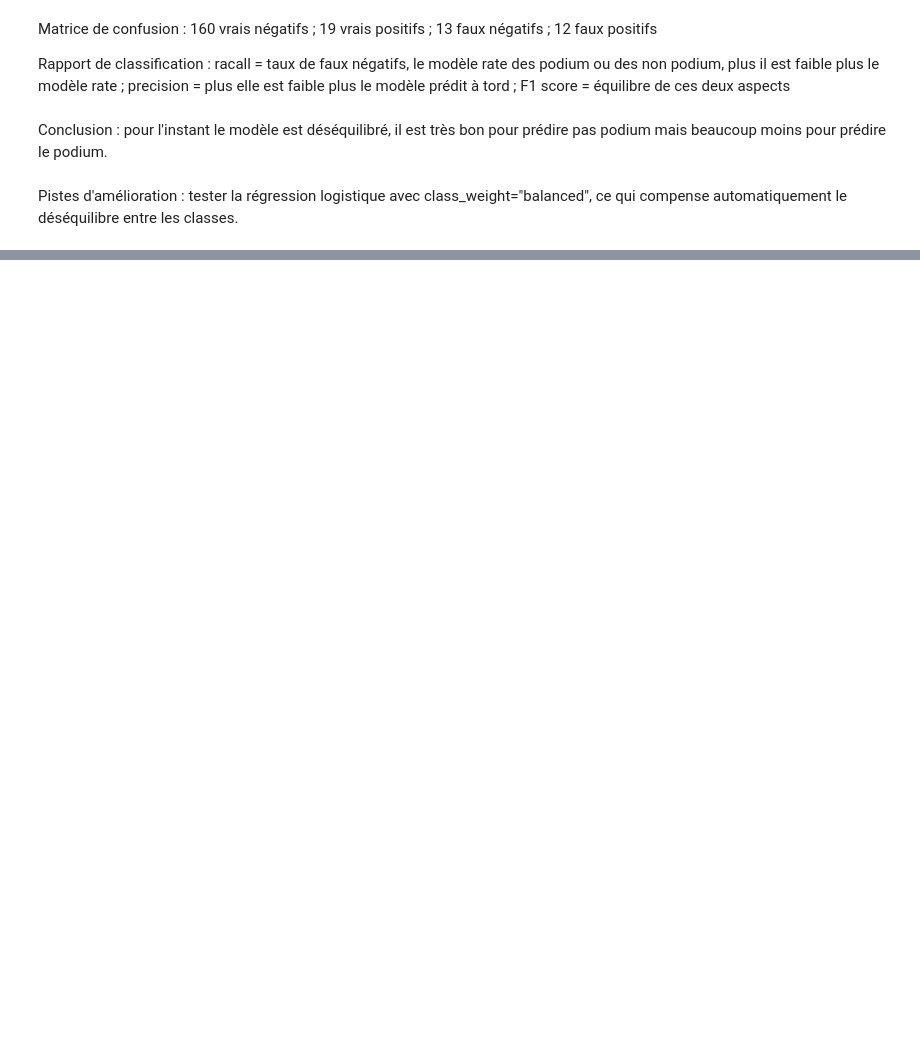
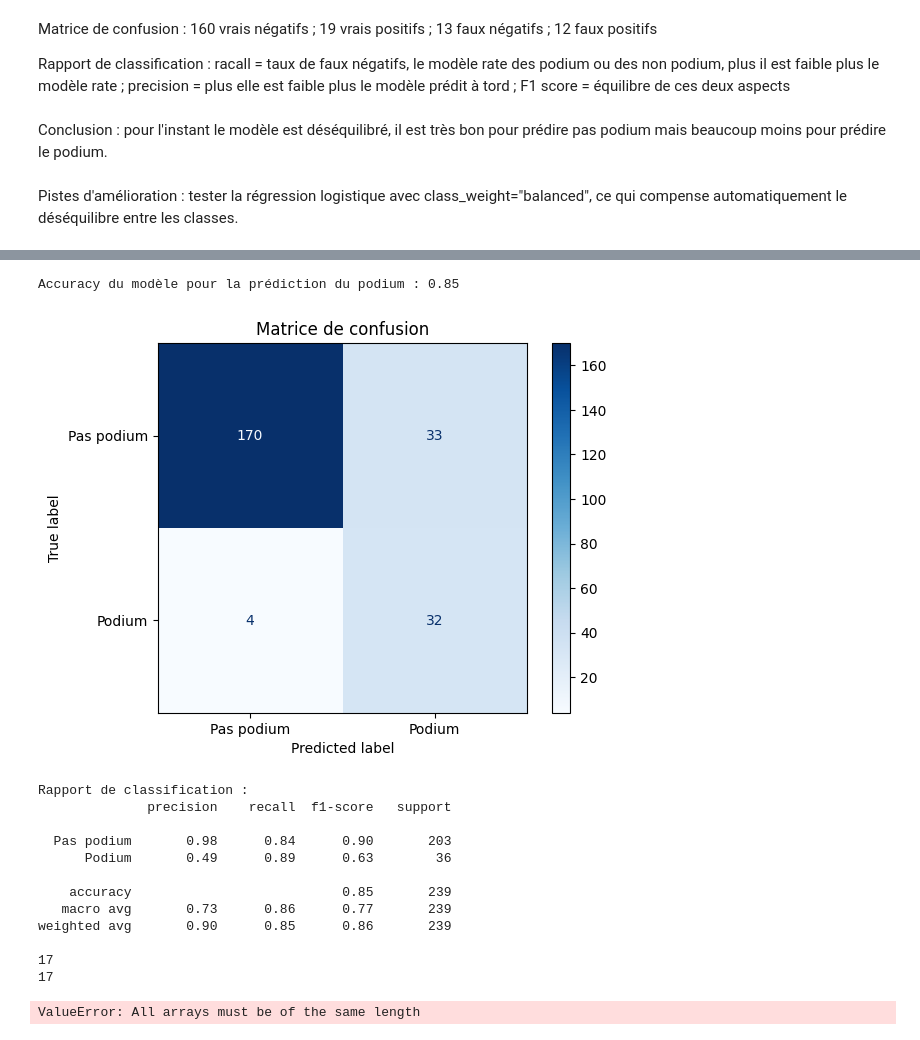
Before and after one commit to Emma1906/Projet-Info-1A, a Jupyter notebook: Problématique copy.ipynb, the cells around one changed output, grey strips where cells are left out. Cells and saved outputs as stored; diff of their text form; code cells hidden in the pictures; blank space fills up the shorter version.

```diff
--- a/Problématique copy.ipynb
+++ b/Problématique copy.ipynb
@@ -357,0 +432,76 @@ weighted avg       0.90      0.85      0.87       204
+# %%
+from sklearn.linear_model import LogisticRegression
+from sklearn.model_selection import train_test_split
+from sklearn.metrics import accuracy_score
+
+# 1. Variable cible : sur le podium ou non
+df["sur_podium"] = df["positionOrder"].isin([1, 2, 3]).astype(int)
+
+# 2. Convertir les booléens en 0/1
+df = df.astype({col: int for col in df.select_dtypes(include='bool').columns})
+
+# 3. Définir les features (X) et la cible (y)
+colonnes_a_exclure = ['raceId', 'year', 'name_x', 'name_y', 'nom_complet', 'ecurie', 'sur_podium', 'positionOrder']
+# 4. Séparer les jeux d'entraînement et de test
+df_train = df[df['year'] == 2023].copy()
+df_test = df[df['year'] == 2024].copy()
+
+# 5. Créer X et y
+X_train = df_train.drop(columns=colonnes_a_exclure).fillna(0)
+y_train = df_train['sur_podium']
+
+X_test = df_test.drop(columns=colonnes_a_exclure).fillna(0)
+y_test = df_test['sur_podium']
+
+# Aligner les colonnes
+X_test = X_test.reindex(columns=X_train.columns, fill_value=0)
+
+# 5. Entraîner le modèle
+model = LogisticRegression(max_iter=1000, class_weight="balanced")
+model.fit(X_train, y_train)
+
+# 6. Prédictions
+y_pred = model.predict(X_test)
+
+# 7. Évaluation
+accuracy = accuracy_score(y_test, y_pred)
+print(f"Accuracy du modèle pour la prédiction du podium : {accuracy:.2f}")
+
+from sklearn.metrics import confusion_matrix, classification_report, ConfusionMatrixDisplay
+
+
+# 1. Matrice de confusion
+cm = confusion_matrix(y_test, y_pred)
+disp = ConfusionMatrixDisplay(confusion_matrix=cm, display_labels=["Pas podium", "Podium"])
+disp.plot(cmap="Blues")
+plt.title("Matrice de confusion")
+plt.show()
+
+# 2. Rapport de classification
+print("Rapport de classification :")
+print(classification_report(y_test, y_pred, target_names=["Pas podium", "Podium"]))
+print(len(X_train.columns))
+print(len(model.coef_[0]))
+
+# Poids des variables
+coef_df = pd.DataFrame({
+        'feature': X.columns,
+        'coefficient': model.coef_[0]
+    }).sort_values(by='coefficient', ascending=False)
+print(coef_df)
+# %% [output]
+Accuracy du modèle pour la prédiction du podium : 0.85
+[figure, added]
+Rapport de classification :
+              precision    recall  f1-score   support
+
+  Pas podium       0.98      0.84      0.90       203
+      Podium       0.49      0.89      0.63        36
+
+    accuracy                           0.85       239
+   macro avg       0.73      0.86      0.77       239
+weighted avg       0.90      0.85      0.86       239
+
+17
+17
+ValueError: All arrays must be of the same length
```
Also changed, not shown: parts of 5 cells of this notebook, 1 other file.
